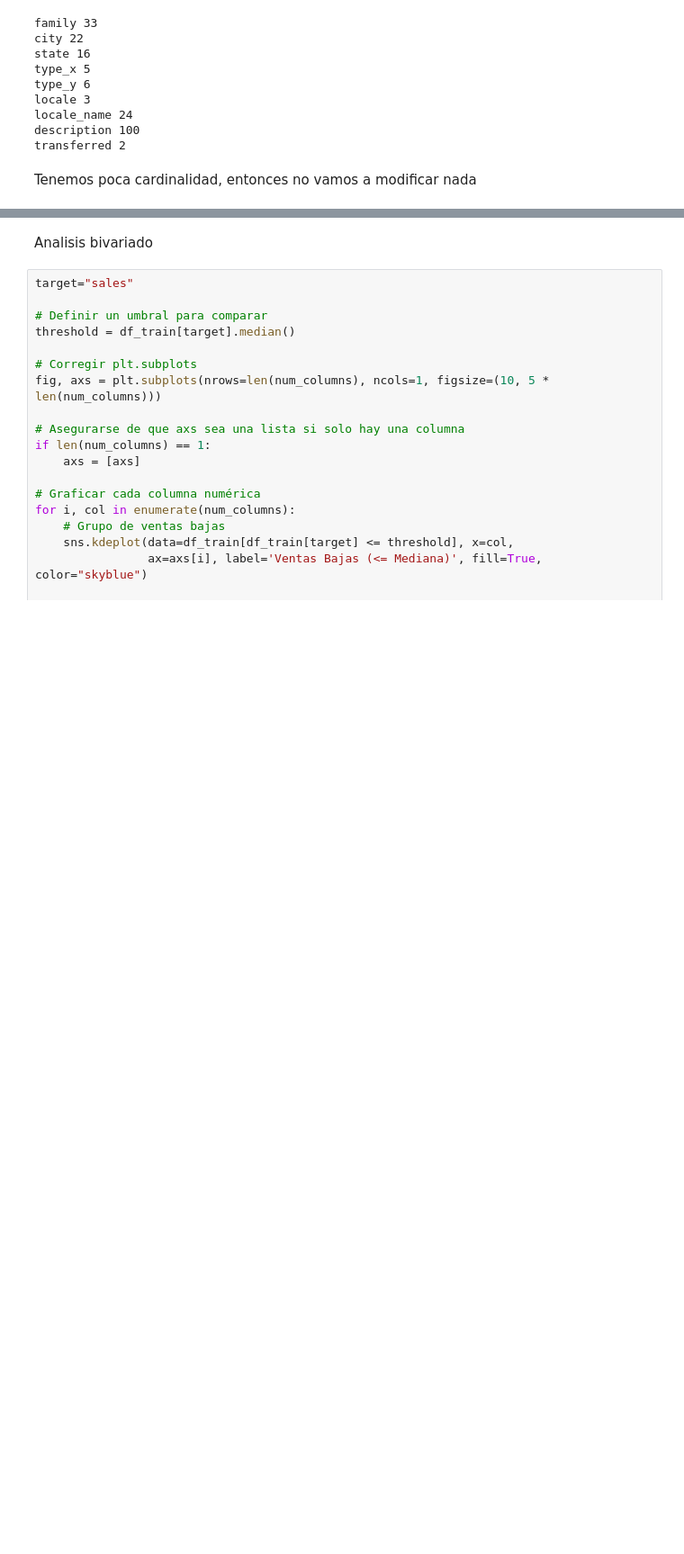
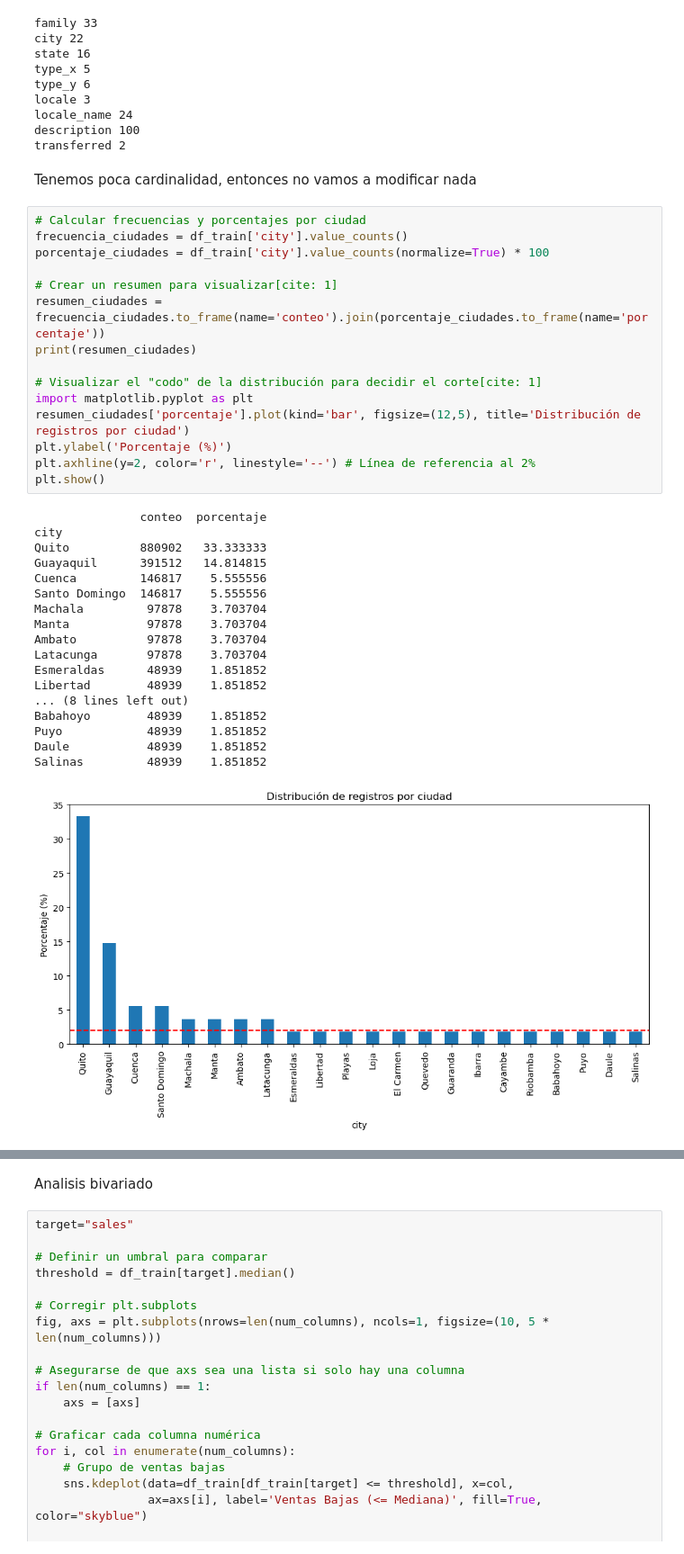
Before and after one commit to yiyinZhou/trabajo_final_PML, a Jupyter notebook: EDA.ipynb, the cells around one changed output, grey strips where cells are left out. Shown at 90% size. Cells and saved outputs as stored; diff of their text form; blank space fills up the shorter version.

```diff
--- a/EDA.ipynb
+++ b/EDA.ipynb
@@ -443,3 +473,37 @@ description 100
 transferred 2
 # %% [markdown]
 Tenemos poca cardinalidad, entonces no vamos a modificar nada
+# %%
+# Calcular frecuencias y porcentajes por ciudad
+frecuencia_ciudades = df_train['city'].value_counts()
+porcentaje_ciudades = df_train['city'].value_counts(normalize=True) * 100
+
+# Crear un resumen para visualizar[cite: 1]
+resumen_ciudades = frecuencia_ciudades.to_frame(name='conteo').join(porcentaje_ciudades.to_frame(name='porcentaje'))
+print(resumen_ciudades)
+
+# Visualizar el "codo" de la distribución para decidir el corte[cite: 1]
+import matplotlib.pyplot as plt
+resumen_ciudades['porcentaje'].plot(kind='bar', figsize=(12,5), title='Distribución de registros por ciudad')
+plt.ylabel('Porcentaje (%)')
+plt.axhline(y=2, color='r', linestyle='--') # Línea de referencia al 2%
+plt.show()
+# %% [output]
+               conteo  porcentaje
+city
+Quito          880902   33.333333
+Guayaquil      391512   14.814815
+Cuenca         146817    5.555556
+Santo Domingo  146817    5.555556
+Machala         97878    3.703704
+Manta           97878    3.703704
+Ambato          97878    3.703704
+Latacunga       97878    3.703704
+Esmeraldas      48939    1.851852
+Libertad        48939    1.851852
+... (8 lines left out)
+Babahoyo        48939    1.851852
+Puyo            48939    1.851852
+Daule           48939    1.851852
+Salinas         48939    1.851852
+[figure, added]
```
Also changed, not shown: parts of 8 cells of this notebook.
